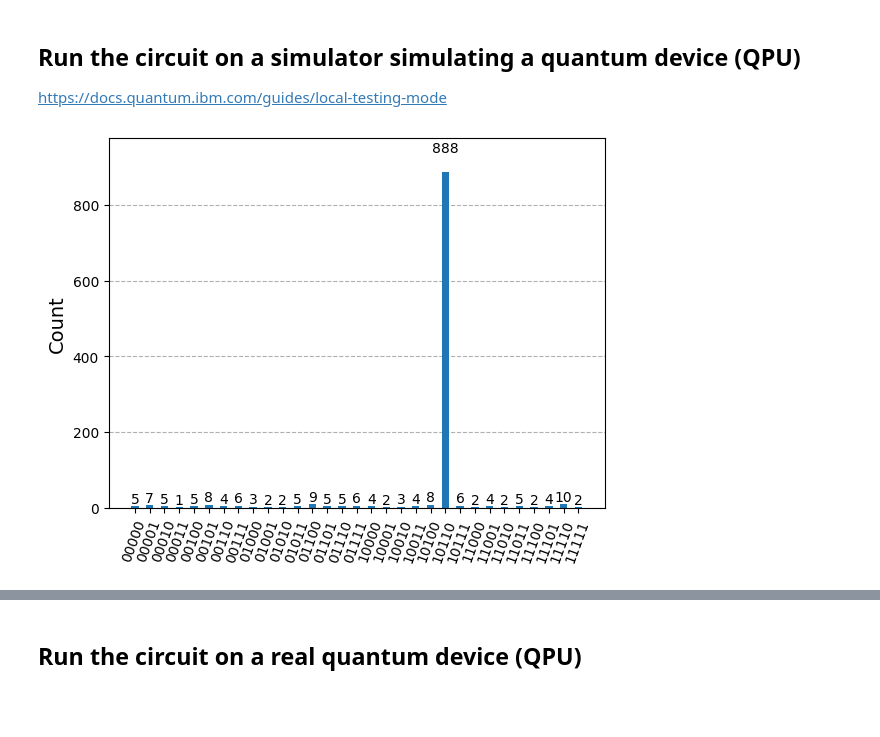
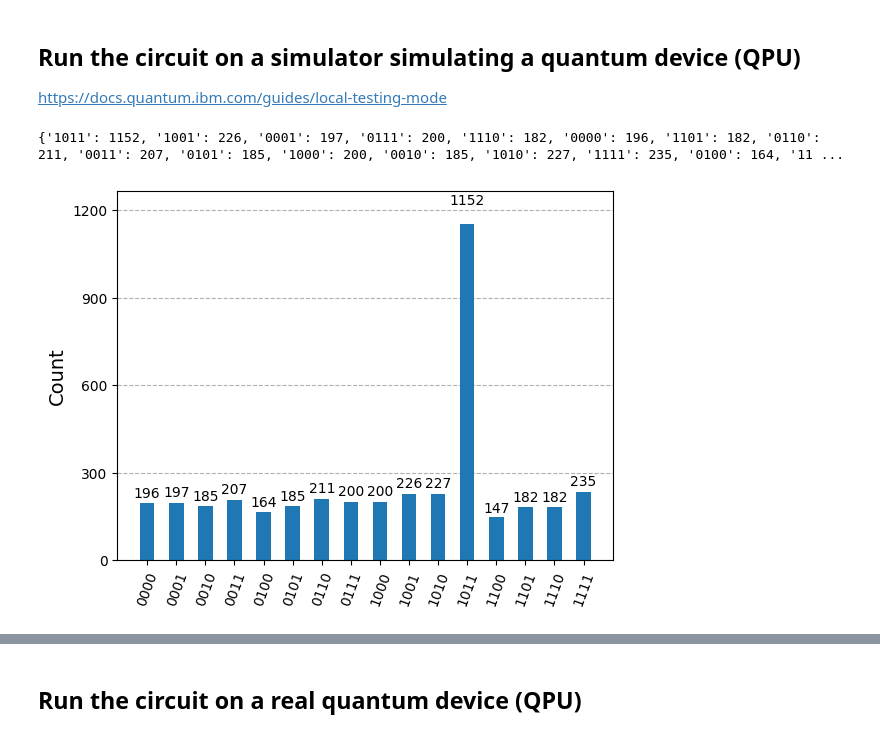
Before and after one commit to MathieuGrenier446/tp2_quantique, a Jupyter notebook: TP2_Grover.ipynb, the cells around one changed output, grey strips where cells are left out. Cells and saved outputs as stored; diff of their text form; code cells hidden in the pictures; blank space fills up the shorter version.

Commit message:
Added iter count set

```diff
--- a/TP2_Grover.ipynb
+++ b/TP2_Grover.ipynb
@@ -107,13 +107,14 @@ qc.draw("mpl")
 # %% [markdown]
 ## Grover Algorithm implementation
 # %%
-def grover(ctrl_state: str) -> QuantumCircuit:
+def grover(ctrl_state: str, iteration_count: int = None) -> QuantumCircuit:
     functional_qubit_count = ctrl_state.__len__()
     auxilary_qubit_count = 1
     total_qubit_count = functional_qubit_count + auxilary_qubit_count
     classical_bit_count = functional_qubit_count
 
-    iteration_count = int(np.sqrt(2**functional_qubit_count))
+    if iteration_count == None:
+        iteration_count = int(np.sqrt(2**functional_qubit_count))
 
     qc=QuantumCircuit(total_qubit_count, classical_bit_count)
 
@@ -173,13 +174,17 @@ QiskitRuntimeService.save_account(
 
 service = QiskitRuntimeService()
 # %%
-qc = grover('10110')
+qc = grover('1011', 1)
 
-aer_sim = AerSimulator(method='statevector')
-qobj = transpile(qc, aer_sim)
-result = aer_sim.run(qobj).result()
+# Specify the backend to use
+backend = service.backend("ibm_sherbrooke")
+sim_backend = AerSimulator.from_backend(backend)
 
+qobj = transpile(qc, sim_backend, optimization_level=3)
+result = sim_backend.run(qobj, shots = 4096).result()
 counts = result.get_counts()
+print(counts)
 plot_histogram(counts)
 # %% [output]
+{'1011': 1152, '1001': 226, '0001': 197, '0111': 200, '1110': 182, '0000': 196, '1101': 182, '0110': 211, '0011': 207, '0101': 185, '1000': 200, '0010': 185, '1010': 227, '1111': 235, '0100': 164, '11 ...
-[figure, old version]
+[figure, new version]
```
Also changed, not shown: parts of 6 cells of this notebook.
